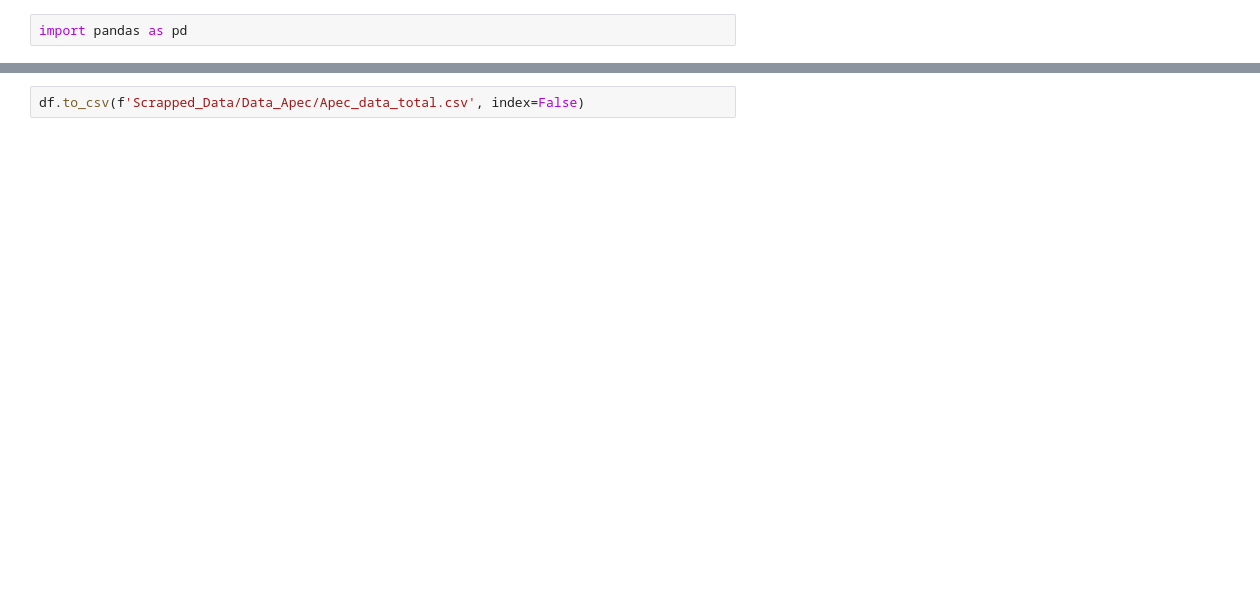
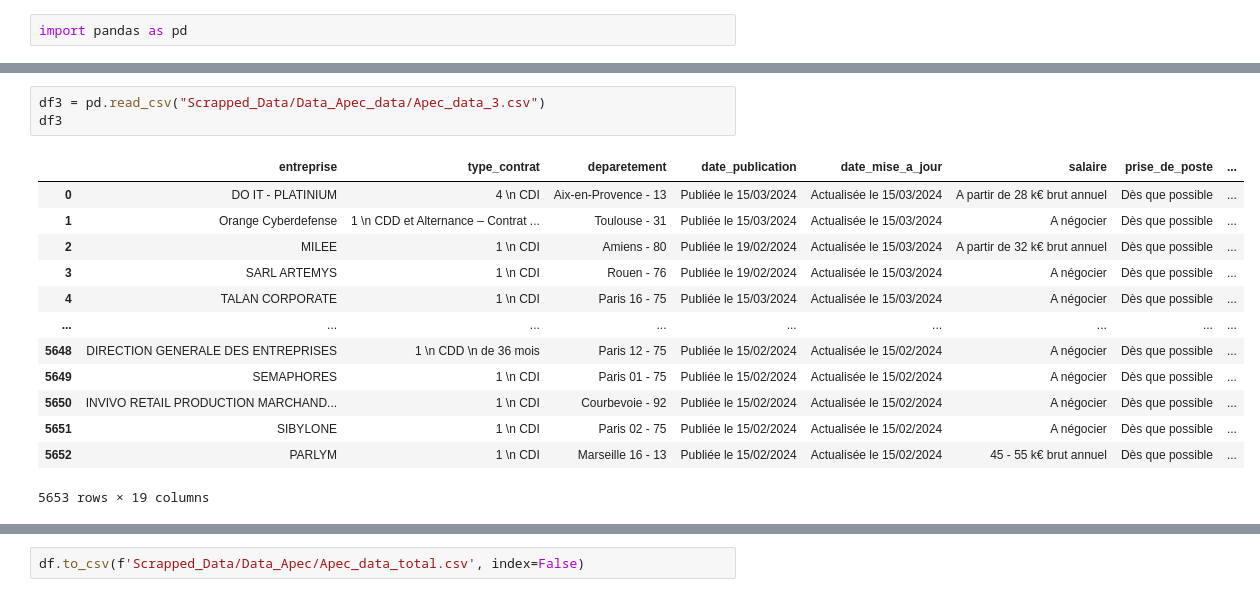
Before and after one commit to Racha1004/DALAS_projet, a Jupyter notebook: concat.ipynb, the cells around one changed output, grey strips where cells are left out. Drawn from its saved outputs; the diff is of its cells as text; blank space fills up the shorter version.

```diff
--- a/concat.ipynb
+++ b/concat.ipynb
@@ -37 +41,18 @@ df2
+# %%
+df3 = pd.read_csv("Scrapped_Data/Data_Apec_data/Apec_data_3.csv")
+df3
+# %% [output]
+|  | entreprise | type_contrat | deparetement | date_publication | date_mise_a_jour | salaire | prise_de_poste | ... |
+| 0 | DO IT - PLATINIUM | 4 \n CDI | Aix-en-Provence - 13 | Publiée le 15/03/2024 | Actualisée le 15/03/2024 | A partir de 28 k€ brut annuel | Dès que possible | ... |
+| 1 | Orange Cyberdefense | 1 \n CDD et Alternance – Contrat ... | Toulouse - 31 | Publiée le 15/03/2024 | Actualisée le 15/03/2024 | A négocier | Dès que possible | ... |
+| 2 | MILEE | 1 \n CDI | Amiens - 80 | Publiée le 19/02/2024 | Actualisée le 15/03/2024 | A partir de 32 k€ brut annuel | Dès que possible | ... |
+| 3 | SARL ARTEMYS | 1 \n CDI | Rouen - 76 | Publiée le 19/02/2024 | Actualisée le 15/03/2024 | A négocier | Dès que possible | ... |
+| 4 | TALAN CORPORATE | 1 \n CDI | Paris 16 - 75 | Publiée le 15/03/2024 | Actualisée le 15/03/2024 | A négocier | Dès que possible | ... |
+| ... | ... | ... | ... | ... | ... | ... | ... | ... |
+| 5648 | DIRECTION GENERALE DES ENTREPRISES | 1 \n CDD \n de 36 mois | Paris 12 - 75 | Publiée le 15/02/2024 | Actualisée le 15/02/2024 | A négocier | Dès que possible | ... |
+| 5649 | SEMAPHORES | 1 \n CDI | Paris 01 - 75 | Publiée le 15/02/2024 | Actualisée le 15/02/2024 | A négocier | Dès que possible | ... |
+| 5650 | INVIVO RETAIL PRODUCTION MARCHAND... | 1 \n CDI | Courbevoie - 92 | Publiée le 15/02/2024 | Actualisée le 15/02/2024 | A négocier | Dès que possible | ... |
+| 5651 | SIBYLONE | 1 \n CDI | Paris 02 - 75 | Publiée le 15/02/2024 | Actualisée le 15/02/2024 | A négocier | Dès que possible | ... |
+| 5652 | PARLYM | 1 \n CDI | Marseille 16 - 13 | Publiée le 15/02/2024 | Actualisée le 15/02/2024 | 45 - 55 k€ brut annuel | Dès que possible | ... |
+5653 rows × 19 columns
 # %%
```
Also changed, not shown: parts of 3 cells of this notebook, 5 other files.
